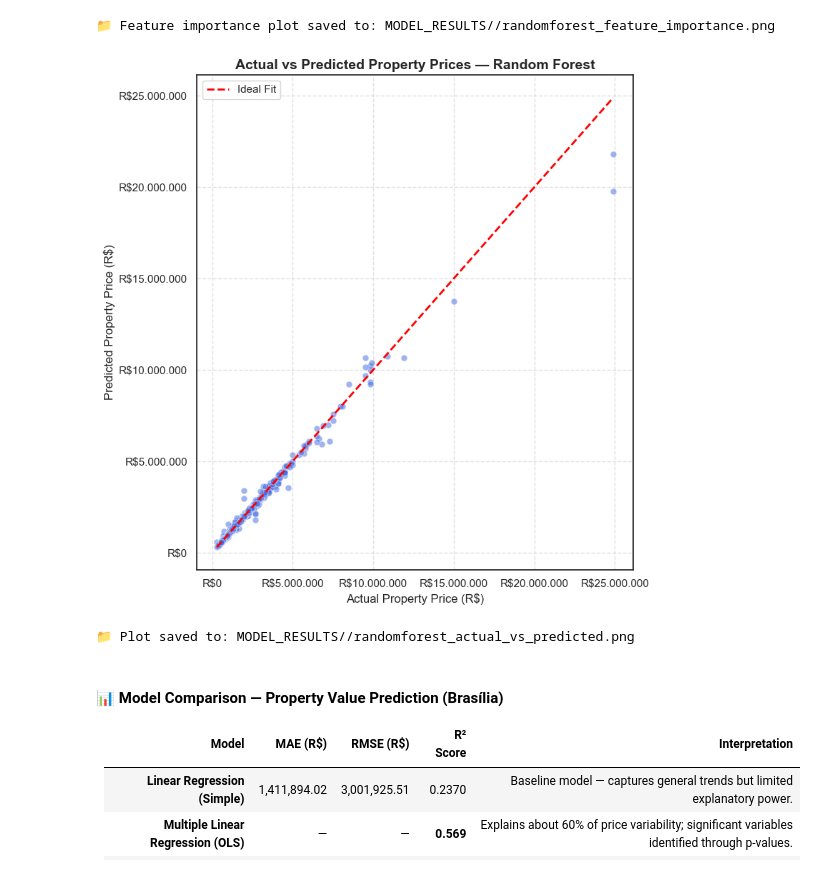
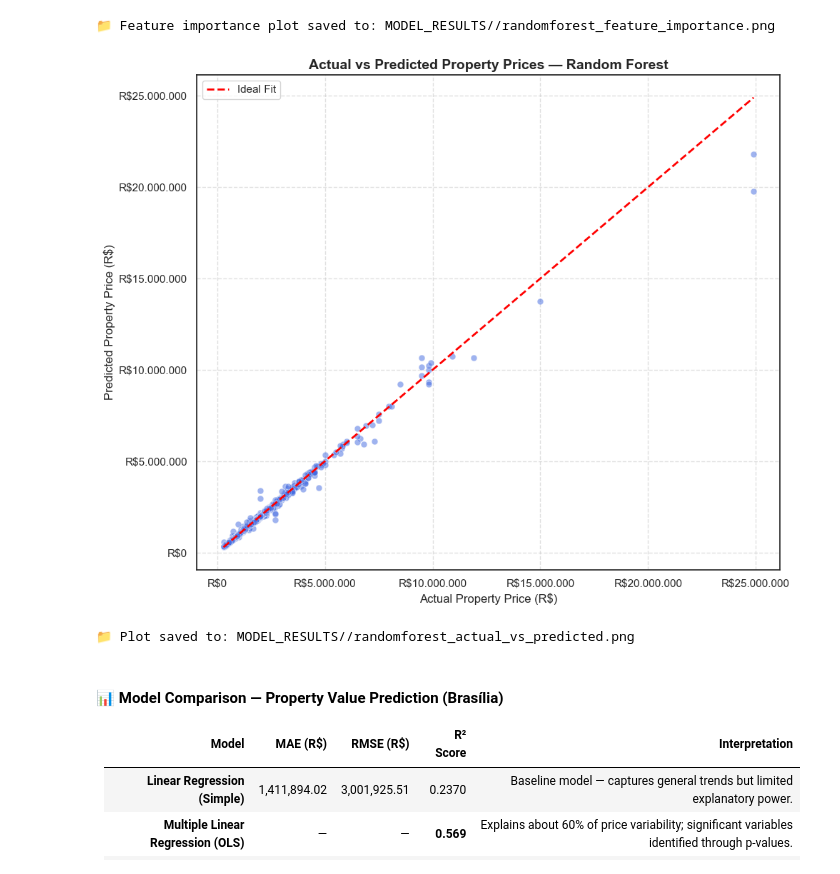
Before and after one commit to willianpina/Geospatial_Analysis_of_Housing_data, a Jupyter notebook: Geospatial_Analysis_of_Housing_Data.ipynb, the cells around one changed output. Saved outputs shown, nothing was run; the diff lists cells and outputs as text; code cells hidden in the pictures.

```diff
--- a/Geospatial_Analysis_of_Housing_Data.ipynb
+++ b/Geospatial_Analysis_of_Housing_Data.ipynb
@@ -903,7 +903,7 @@ from matplotlib.ticker import FuncFormatter
 # 1. Scatter Plot — Actual vs Predicted
 # ------------------------------------------------------
 
-plt.figure(figsize=(8, 8))
+plt.figure(figsize=(10, 8))
 
 sns.scatterplot(
     x=y_test,
@@ -937,34 +937,34 @@ plt.title("Actual vs Predicted Property Prices — Random Forest", fontsize=14,
 plt.xlabel("Actual Property Price (R$)", fontsize=12)
 plt.ylabel("Predicted Property Price (R$)", fontsize=12)
 
 # ------------------------------------------------------
 # 4. Axis Formatting (Brazilian Real)
 # ------------------------------------------------------
 
 real_formatter = FuncFormatter(lambda x, _: f"R${x:,.0f}".replace(",", "."))
 plt.gca().xaxis.set_major_formatter(real_formatter)
 plt.gca().yaxis.set_major_formatter(real_formatter)
 
 # ------------------------------------------------------
 # 5. Grid and Final Layout
 # ------------------------------------------------------
 
 plt.grid(True, linestyle="--", alpha=0.6)
 plt.legend()
 plt.tight_layout()
 
 # ------------------------------------------------------
 # 6. Save Figure
 # ------------------------------------------------------
 
 output_path = f"{OUTPUT_DIR_MODELS}/randomforest_actual_vs_predicted.png"
 plt.savefig(output_path, dpi=300, bbox_inches="tight")
 
 plt.show()
 
 print(f"📁 Plot saved to: {output_path}")
 # %% [output]
-[figure, old version]
+[figure, new version]
 📁 Plot saved to: MODEL_RESULTS//randomforest_actual_vs_predicted.png
 # %% [markdown]
 #### 📊 **Model Comparison — Property Value Prediction (Brasília)**
```
Also changed, not shown: 1 other file.
